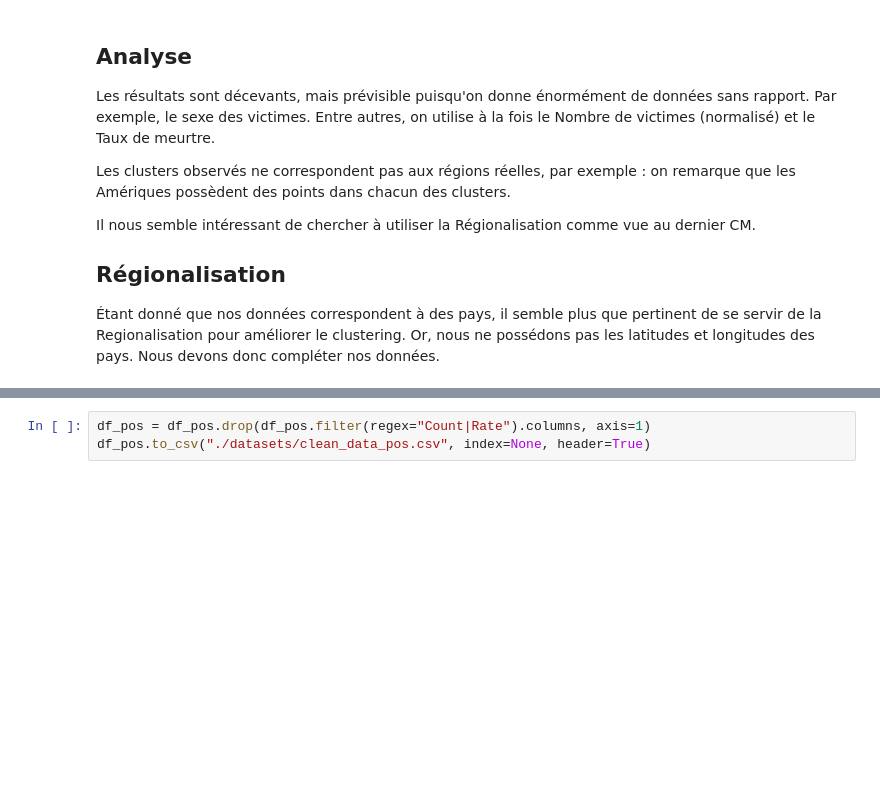
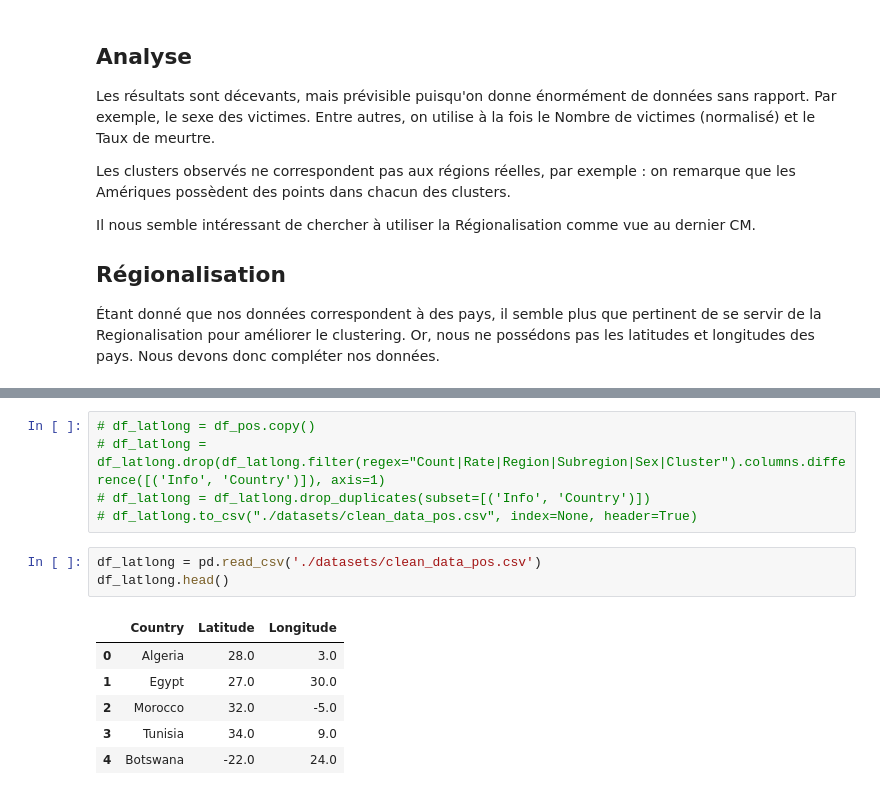
Before and after one commit to adesbx/homicideAnalysis, a Jupyter notebook: projet.ipynb, the cells around one changed output, grey strips where cells are left out. Cells and saved outputs as stored; diff of their text form; blank space fills up the shorter version.

Commit message:
try regionalisation

```diff
--- a/projet.ipynb
+++ b/projet.ipynb
@@ -470,3 +491,15 @@ df_pos.head()
 # %%
-df_pos = df_pos.drop(df_pos.filter(regex="Count|Rate").columns, axis=1)
-df_pos.to_csv("./datasets/clean_data_pos.csv", index=None, header=True)
+# df_latlong = df_pos.copy()
+# df_latlong = df_latlong.drop(df_latlong.filter(regex="Count|Rate|Region|Subregion|Sex|Cluster").columns.difference([('Info', 'Country')]), axis=1)
+# df_latlong = df_latlong.drop_duplicates(subset=[('Info', 'Country')])
+# df_latlong.to_csv("./datasets/clean_data_pos.csv", index=None, header=True)
+# %%
+df_latlong = pd.read_csv('./datasets/clean_data_pos.csv')
+df_latlong.head()
+# %% [output]
+|  | Country | Latitude | Longitude |
+| 0 | Algeria | 28.0 | 3.0 |
+| 1 | Egypt | 27.0 | 30.0 |
+| 2 | Morocco | 32.0 | -5.0 |
+| 3 | Tunisia | 34.0 | 9.0 |
+| 4 | Botswana | -22.0 | 24.0 |
```
Also changed, not shown: parts of 10 cells of this notebook, 1 other file.
